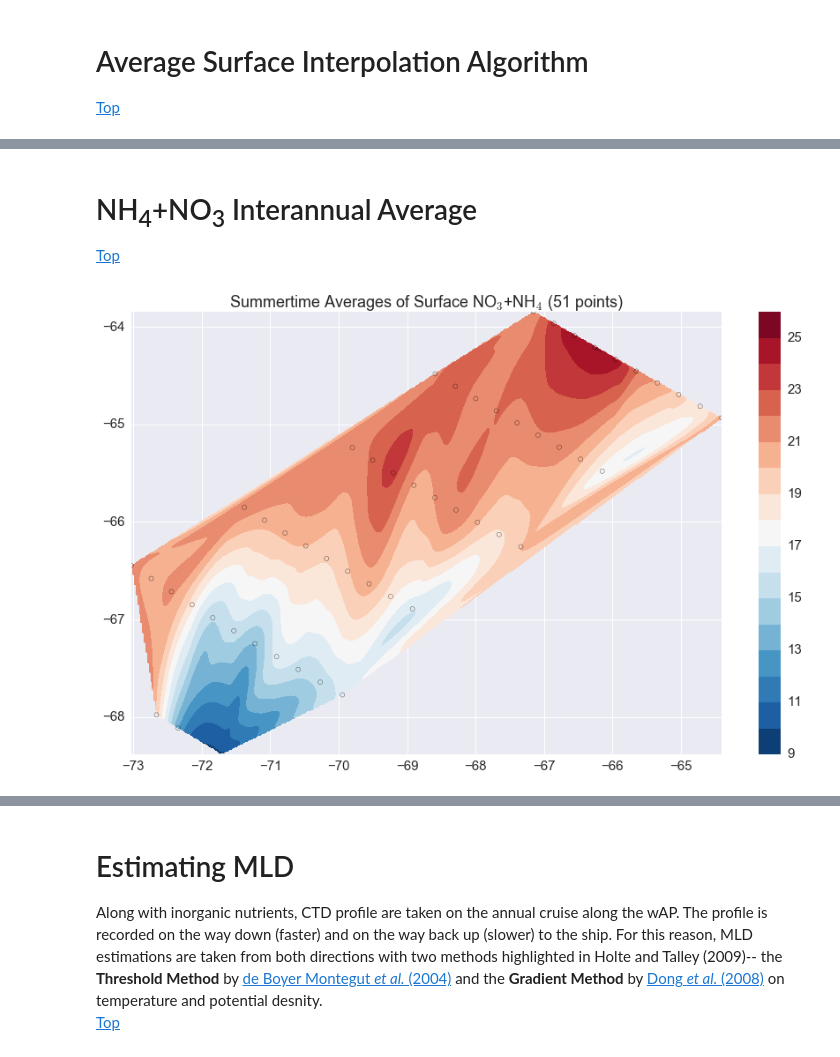
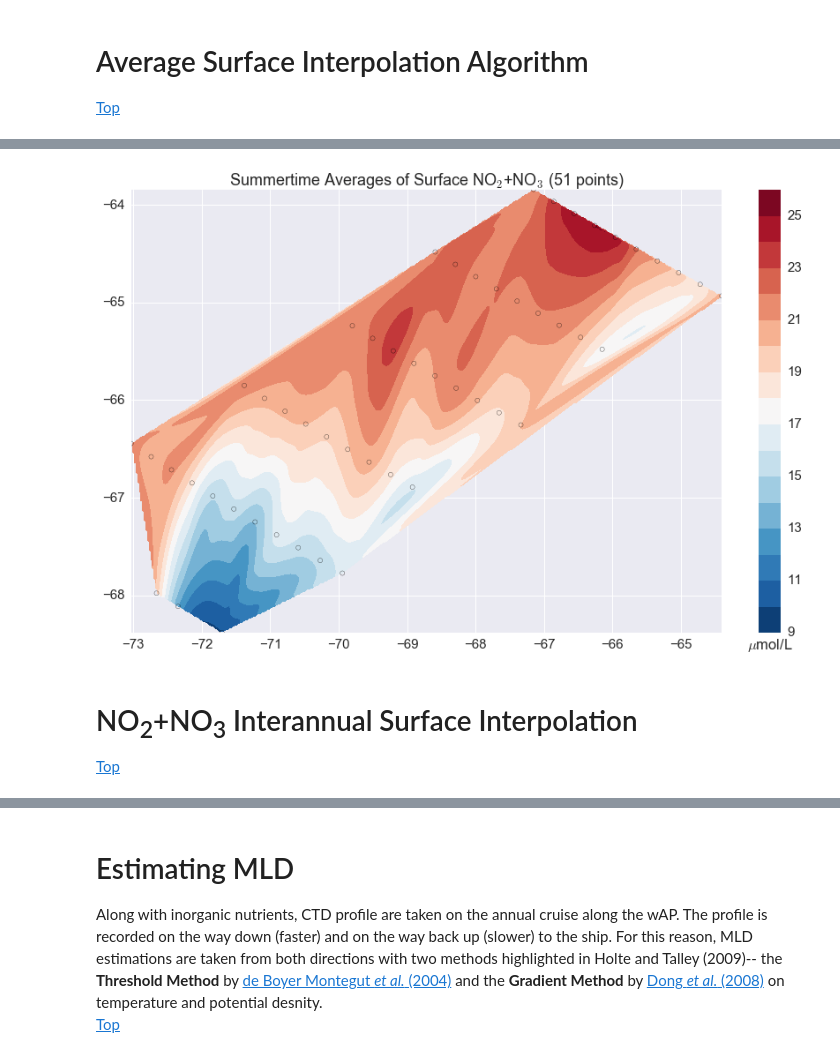
Before and after one commit to yinleon/Palmer, a Jupyter notebook: palmerInOrg.ipynb, the cells around one changed output, grey strips where cells are left out. Cells and saved outputs as stored; diff of their text form; code cells hidden in the pictures.

```diff
--- a/palmerInOrg.ipynb
+++ b/palmerInOrg.ipynb
@@ -545,19 +571,24 @@ def interpolate_average(df,tracer):
     tracer_df  = df.loc[(df[tracer]!=skip) & (df[tracer].notnull())& (df['stationID'].isin(outOfGrid)==False)]
     # Title for plot
     if(tracer=='Nitrite'):
-        title = 'Surface NO$_{3}$+NH$_{4}$'
+        title = 'Surface NO$_{2}$+NO$_{3}$'
         tracer_df = tracer_df.loc[tracer_df['depth']<=surfDepth]
+        cBarLabel = r'$\mu$mol/L'
     elif(tracer=='PO4'):
         title = 'SurfacePO$_{4}$'
         tracer_df = tracer_df.loc[tracer_df['depth']<=surfDepth]
+        cBarLabel = r'$\mu$mol/L'
     elif(tracer=='SiO4'):
         title = 'Surface SiO$_{4}$'
         tracer_df = tracer_df.loc[tracer_df['depth']<=surfDepth]
-    elif(tracer=='NPP'):
-        title = 'Net Primary Production'
+        cBarLabel = r'$\mu$mol/L'
+    elif(tracer=='Nuit_Deficiency'):
+        title = 'Net Community Production'
+        cBarLabel = r'mol C / m$^{2}$'
     else:
         title = 'MLD'
         tracer_df = tracer_df.loc[(tracer_df[tracer]<200) & (tracer_df[tracer]>0)]
+        cBarLabel = 'm'
     # Average surface values across years
     stationList    = tracer_df.stationID.unique()
     lons = []
@@ -574,11 +605,12 @@ def interpolate_average(df,tracer):
     yi = np.linspace(min(lats),max(lats),360)
     # grid the data.
     zi = abs(griddata((lons, lats), nuits, (xi[None,:], yi[:,None]), method='cubic'))
+    if(tracer=='Nuit_Deficiency'): # use redfield rations to convert mmol deficiency to carbon in mols
+        zi = (zi*(106./16.))/1000
     # contour the gridded data.
-    CS = plt.contourf(xi,yi,zi,15,cmap=cMap)
-    plt.colorbar() # draw colorbar
+    plt.contourf(xi,yi,zi,15,cmap=cMap)
+    plt.colorbar(orientation='vertical').ax.set_xlabel(cBarLabel) # draw colorbar
     # plot data points.
-    #plt.scatter(lats,lons,c=nuts,marker='o',s=26,cmap=cMap)
     plt.scatter(lons,lats,facecolors='none', edgecolors='k',s=26)
     plt.xlim(min(lons),max(lons))
     plt.ylim(min(lats),max(lats))
@@ -587,3 +623,7 @@ def interpolate_average(df,tracer):
+# %%
+interpolate_average(inOrg,'Nitrite')
+# %% [output]
+[figure, added]
 # %% [markdown]
-# NH<sub>4</sub>+NO<sub>3</sub>  Interannual Average <a id='interANitrite'></a>
+# NO<sub>2</sub>+NO<sub>3</sub>  Interannual Surface Interpolation <a id='interNitrite'></a>
 <a href='#h'>Top</a>
@@ -592,4 +629,0 @@ chem  = ['Nitrite','PO4','SiO4']
-# %%
-interpolate_average(inOrg,chem[0])
-# %% [output]
-[figure, removed]
```
Also changed, not shown: parts of 29 cells of this notebook.
